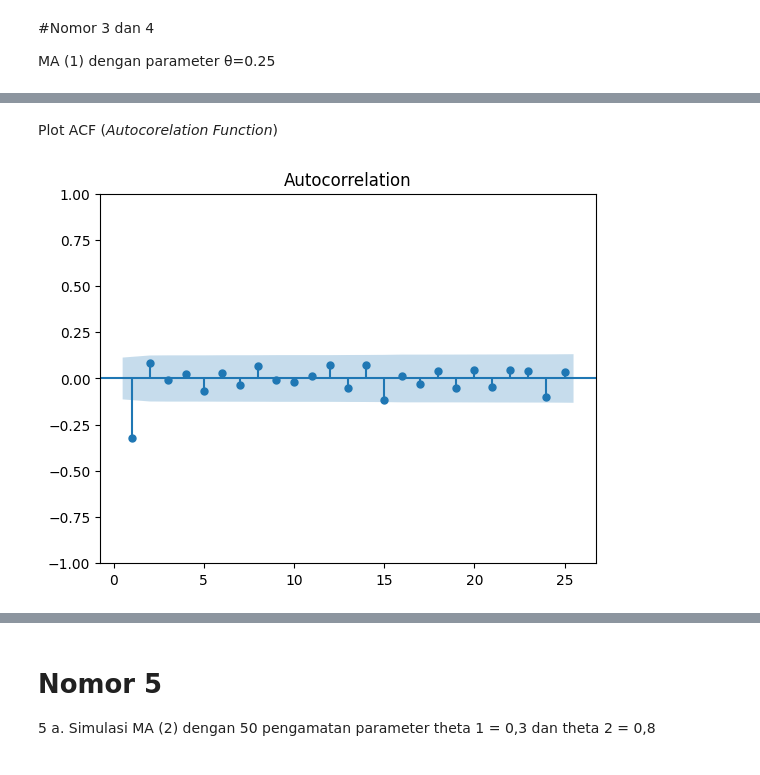
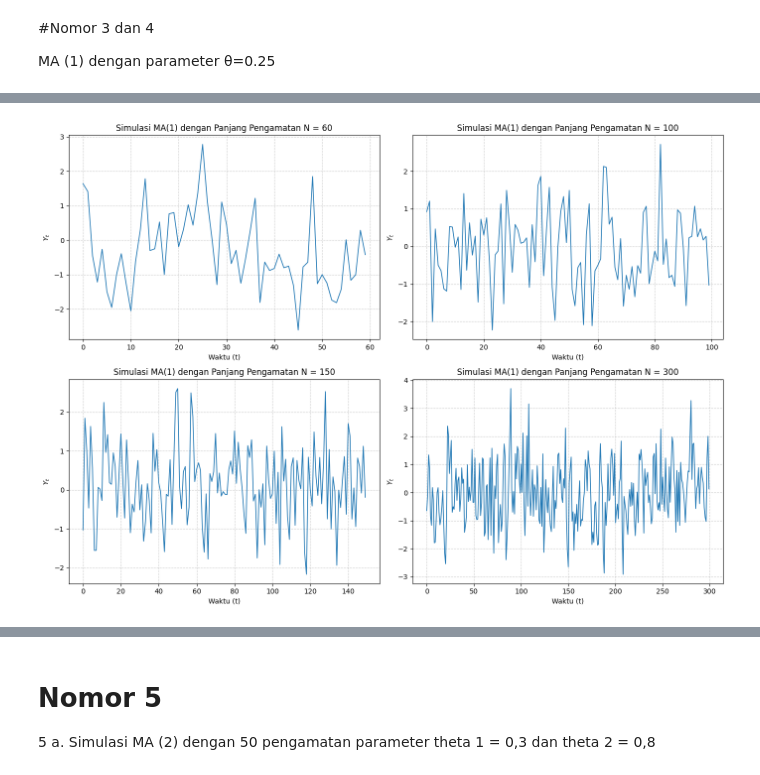
Before and after one commit to estyaprnm/Analisis-Deret-waktu, a Jupyter notebook: Tugas_kelompok_7_minggu_ketiga.ipynb, the cells around one changed output, grey strips where cells are left out. Saved outputs shown, nothing was run; the diff lists cells and outputs as text; code cells hidden in the pictures.

```diff
--- a/Tugas_kelompok_7_minggu_ketiga.ipynb
+++ b/Tugas_kelompok_7_minggu_ketiga.ipynb
@@ -224,7 +75,39 @@ plt.show()
-# %% [markdown]
-Plot ACF (*Autocorelation Function*)
-# %%
-plot_acf(ma1, zero=False)
-plt.show()
-# %% [output]
-[figure, removed]
+# %%
+import matplotlib.pyplot as plt
+import numpy as np
+
+# Set seed agar hasil random konsisten
+np.random.seed(98)
+
+# Parameter MA(1)
+theta = 0.25
+
+# Daftar semua panjang pengamatan (N)
+lengths = [60, 100, 150, 300]
+
+# Membuat plot waktu (Time Series Plot) untuk semua N
+fig, axes = plt.subplots(2, 2, figsize=(14, 10))
+axes = axes.flatten()
+
+for i, n in enumerate(lengths):
+  # Simulasi deret MA(1): X_t = w_t + theta * w_{t-1}
+  w = np.random.normal(0, 1, n + 1)
+  x = np.zeros(n)
+
+  for t in range(n):
+    if t == 0:
+      x[t] = w[t + 1]
+    else:
+      x[t] = w[t + 1] + theta * w[t]
+
+  # Plot deret waktu
+  axes[i].plot(x, color='tab:blue', linewidth=1.2)
+  axes[i].set_title(f'Simulasi MA(1) dengan Panjang Pengamatan N = {n}')
+  axes[i].set_xlabel('Waktu (t)')
+  axes[i].set_ylabel('$Y_t$')
+  axes[i].grid(True, linestyle='--', alpha=0.6)
+
+plt.tight_layout()
+plt.show()
+# %% [output]
+[figure, added]
```
Also changed, not shown: parts of 37 cells of this notebook.
